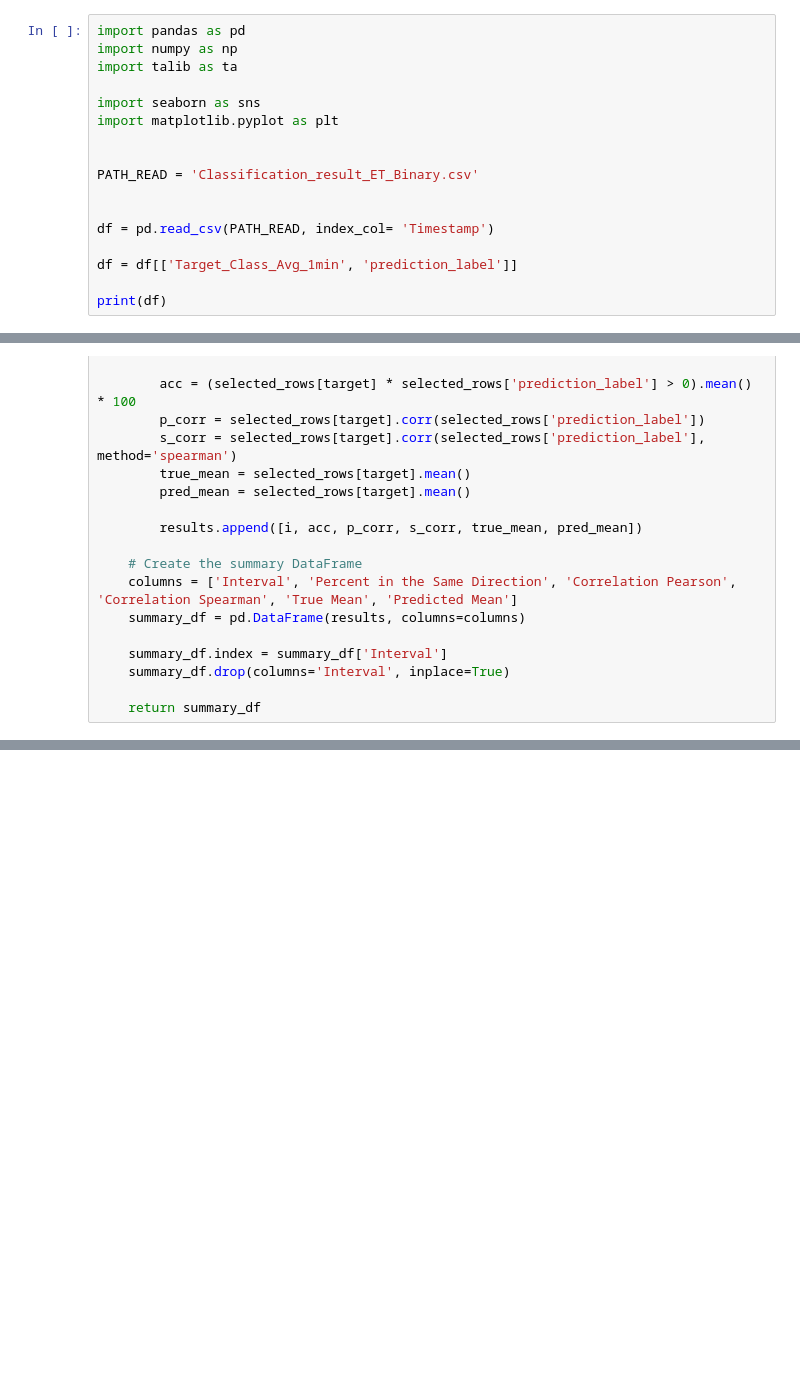
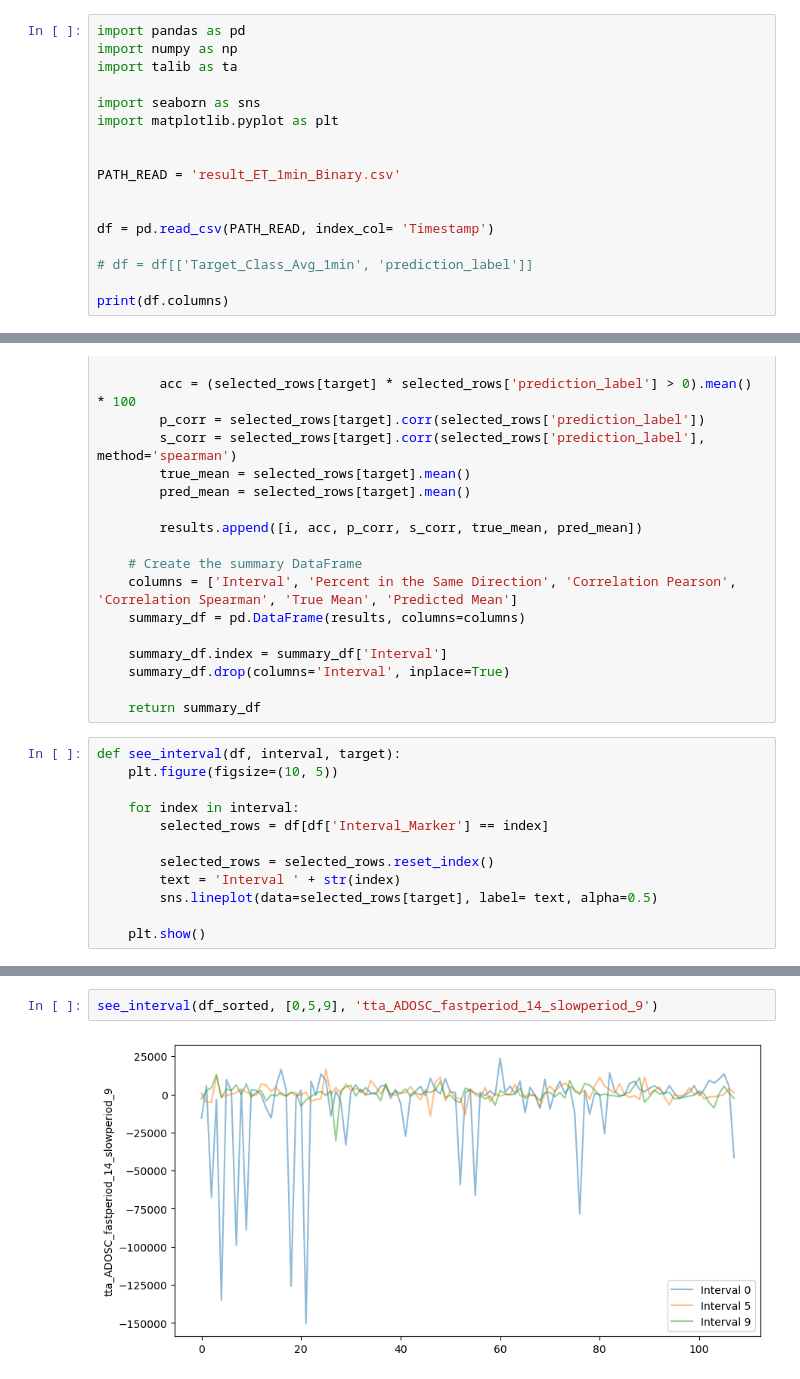
Before and after one commit to Aaron3963/Orient-Securities-2023, a Jupyter notebook: 全因子/result_analysis.ipynb, the cells around one changed output, grey strips where cells are left out. Saved outputs shown, nothing was run; the diff lists cells and outputs as text; blank space fills up the shorter version.

```diff
--- a/全因子/result_analysis.ipynb
+++ b/全因子/result_analysis.ipynb
@@ -7,12 +7,12 @@ import seaborn as sns
 import matplotlib.pyplot as plt
 
 
-PATH_READ = 'Classification_result_ET_Binary.csv'
+PATH_READ = 'result_ET_1min_Binary.csv'
 
 
 df = pd.read_csv(PATH_READ, index_col= 'Timestamp')
 
-df = df[['Target_Class_Avg_1min', 'prediction_label']]
+# df = df[['Target_Class_Avg_1min', 'prediction_label']]
 
-print(df)
+print(df.columns)
 # %% [output]
@@ -92,4 +96,16 @@ def quant_analysis_list(df, num_interval, target):
     summary_df.drop(columns='Interval', inplace=True)
 
     return summary_df
+# %%
+def see_interval(df, interval, target):
+    plt.figure(figsize=(10, 5))
+
+    for index in interval:
+        selected_rows = df[df['Interval_Marker'] == index]
+
+        selected_rows = selected_rows.reset_index()
+        text = 'Interval ' + str(index)
+        sns.lineplot(data=selected_rows[target], label= text, alpha=0.5)
+
+    plt.show()
 # %%
@@ -114,0 +131,4 @@ Interval
+# %%
+see_interval(df_sorted, [0,5,9], 'tta_ADOSC_fastperiod_14_slowperiod_9')
+# %% [output]
+[figure, added]
```
Also changed, not shown: parts of 4 cells of this notebook, 2 other files.
